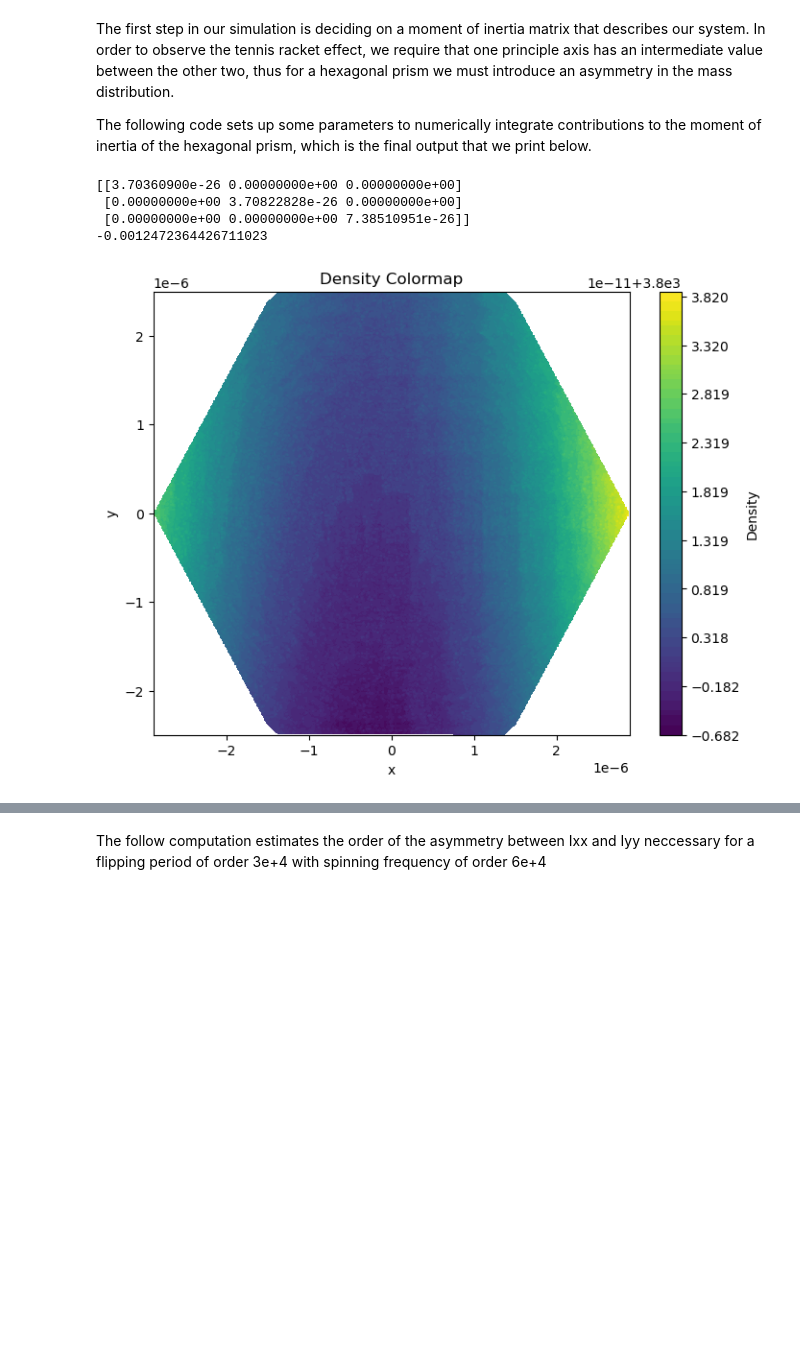
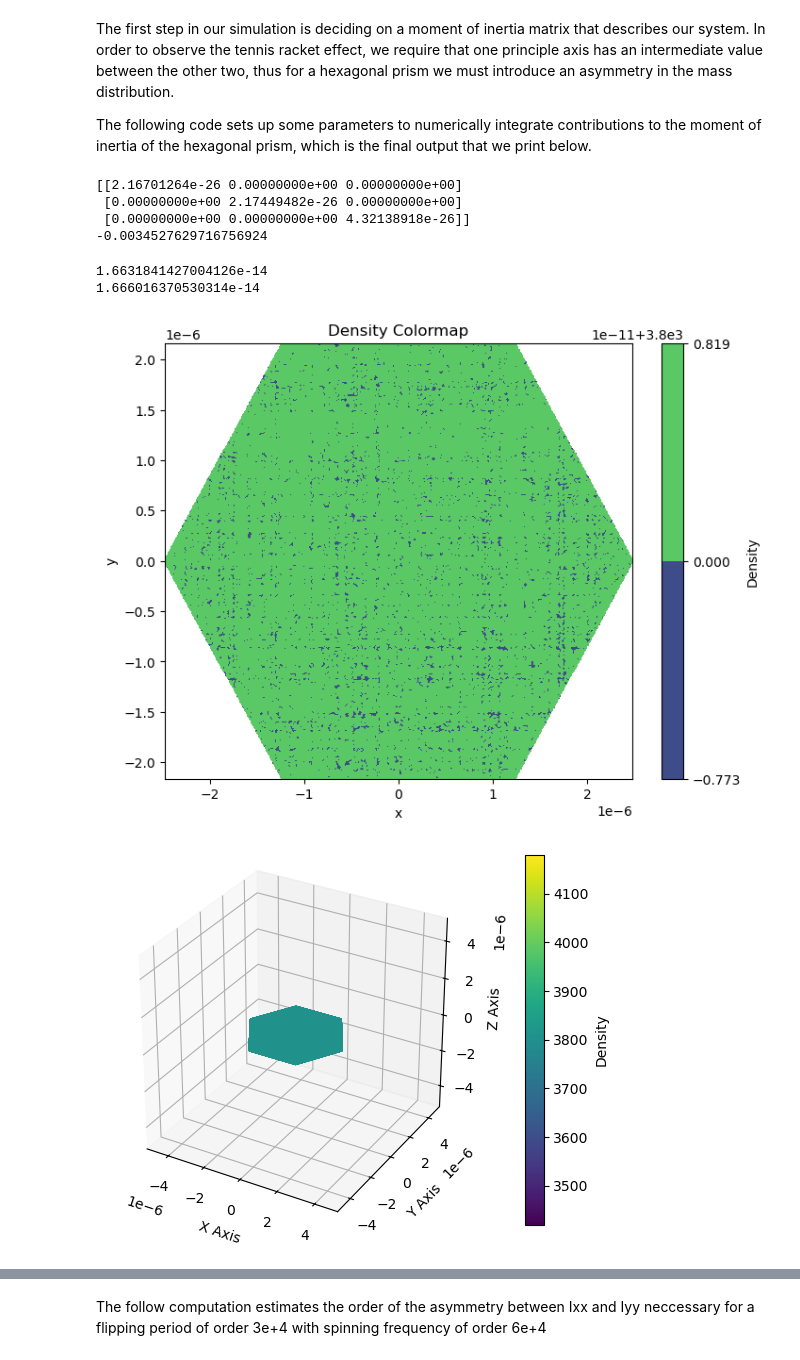
Before and after one commit to MaxWroblewski/Hexagon-Simulation, a Jupyter notebook: HexSim/example_notebook.ipynb, the cells around one changed output, grey strips where cells are left out. Saved outputs shown, nothing was run; the diff lists cells and outputs as text; code cells hidden in the pictures; blank space fills up the shorter version.

```diff
--- a/HexSim/example_notebook.ipynb
+++ b/HexSim/example_notebook.ipynb
@@ -16,25 +17,39 @@ The following code sets up some parameters to numerically integrate contribution
 a = 2.5e-6  # Side length of the hexagon
 l = 0.27e-6  # Thickness of the prism
 rho_0 = 3800  # Uniform density
-n_theta = 100  # Angular resolution
-n_r = 100  # Radial resolution
-n_z = 50  # Z resolution
+n_theta = 200  # Angular resolution
+n_r = 200  # Radial resolution
+n_z = 200  # Z resolution
 
 # Define a function for the mass distribution
 def rho(x, y):
-    return rho_0 * (1 + 5e-10 * x + 5e-10 * y + 1e-3 * x ** 2)
+    return rho_0 * (1 + 5e-1 * x + 5e-1 * y + 1e5 * x ** 2)
 
 def rho_uniform(x,y):
     return rho_0
 
-prism = Hexagonal_Prism(a, rho, l, rho_0, n_theta, n_r, n_z) #Initialize moment of inertia calculation
+prism = Hexagonal_Prism(a, rho_uniform, l, rho_0, n_theta, n_r, n_z) #Initialize moment of inertia calculation
 matrix, _, __, ___ = prism.form_matrix() #Output moment of inertia matrix
 print(matrix)
 print((matrix[0][0] - matrix[1][1])/matrix[0][0])
-prism.density_colormap()
+#prism.density_colormap()
+#prism.hexagon_scatter()
 # %% [output]
-[[3.70360900e-26 0.00000000e+00 0.00000000e+00]
- [0.00000000e+00 3.70822828e-26 0.00000000e+00]
- [0.00000000e+00 0.00000000e+00 7.38510951e-26]]
--0.0012472364426711023
+[[2.16701264e-26 0.00000000e+00 0.00000000e+00]
+ [0.00000000e+00 2.17449482e-26 0.00000000e+00]
+ [0.00000000e+00 0.00000000e+00 4.32138918e-26]]
+-0.0034527629716756924
-[figure, removed]
+# %%
+print(prism.total_mass())
+M = (rho_0*l*3*np.sqrt(3)*a**2)/2
+
+print(M)
+# %% [output]
+1.6631841427004126e-14
+1.666016370530314e-14
+# %%
+prism.density_colormap()
+prism.hexagon_scatter()
+# %% [output]
+[figure, added]
+[figure, added]
```
Also changed, not shown: parts of 10 cells of this notebook, 7 other files.
